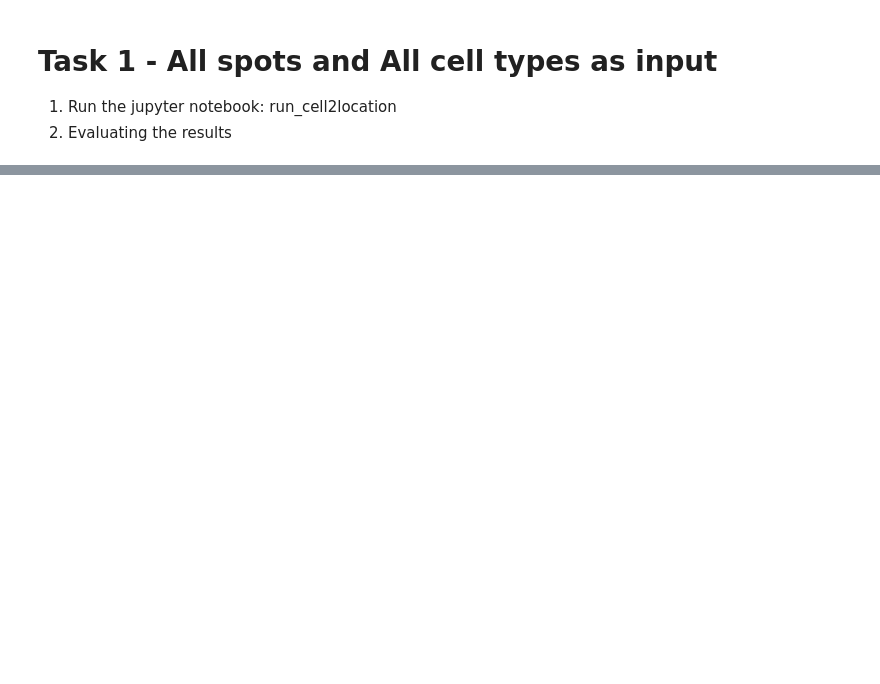
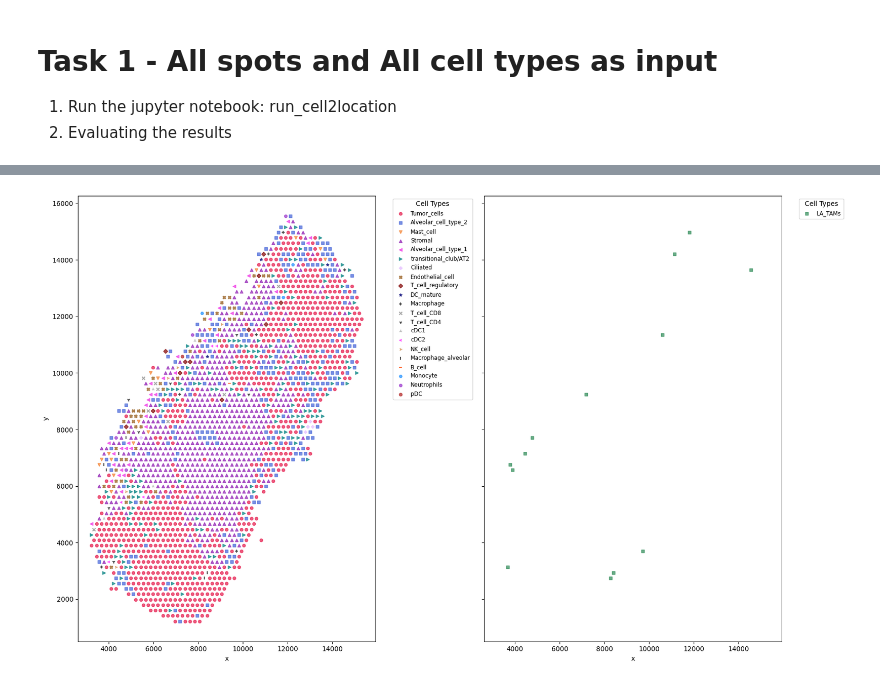
Before and after one commit to BMGLab/Project_LAMs, a Jupyter notebook: notebooks/evaluate_cell2location_final.ipynb, the cells around one changed output, grey strips where cells are left out. Saved outputs shown, nothing was run; the diff lists cells and outputs as text; code cells hidden in the pictures; blank space fills up the shorter version.

Commit message:
luad done

```diff
--- a/notebooks/evaluate_cell2location_final.ipynb
+++ b/notebooks/evaluate_cell2location_final.ipynb
@@ -53,9 +53,9 @@ ids = {'spaceranger110_count_38385_OTAR_LNGsp10206160_GRCh38-2020-A': 'P17_T2',
 # %%
 #path to the folder where the output of cell2location is located
 
-env = "/cell2location/spatial_model_SC_Y_sig_matrix_adeno_LUAD_patients/Background"
+env = "/cell2location/spatial_model_SC_Y_sig_matrix_adeno_LUAD_patients/Tumour"
 folder = "/home/biolab/Projects/LAMs_wd/results/"
-cell2location_res_all_cts = sc.read_h5ad(f"{folder}{env}/sp_our_sig_matrix_all_cts_Background.h5ad")
+cell2location_res_all_cts = sc.read_h5ad(f"{folder}{env}/sp_our_sig_matrix_all_cts_Tumour.h5ad")
 # %%
 patients = list(cell2location_res_all_cts.uns["spatial"].keys())
 
@@ -123,0 +131,5 @@ for patient in patients:
+# %%
+#path to the folder where the output of cell2location is located
+env = "cell2location/spatial_model_[SC_Y_sig_matrix_adeno_macrophages_sub_spots]_[LUAD_patients]/Tumour/"
+folder = "/home/biolab/Projects/LAMs_wd/results/"
+cell2location_res_macrophages = sc.read_h5ad(f"{folder}/{env}/sp_our_sig_matrix_macrophage_cts_Tumour.h5ad")
@@ -123,0 +158,5 @@ for patient in patients:
+# %%
+if not os.path.exists(f"{env}/deconv_2/"):
+    os.makedirs(f"{env}/deconv_2/")
+for patient in patients:
+    slices_macrophages[patient]["w"].to_csv(f"{env}/deconv_2/{ids[patient]}_deconv_2_cell_abundance.xlsx")
@@ -123,0 +200,68 @@ for patient in patients:
+# %%
+for patient in patients:
+    print(ids[patient])
+    task1_weights = slices[patient]["w"]
+    task2_weights = slices_macrophages[patient]["w"]
+
+
+    all_cell_types = pd.concat([task1_weights['max_w'], task2_weights['max_w']]).unique()
+
+    #extend colors/markers if needed
+    while len(colors) < len(all_cell_types):
+        colors += colors
+
+    while len(markers) < len(all_cell_types):
+        markers += markers
+
+    #assign marker and color maps
+    marker_map = {}
+    color_map = {}
+    color_idx = 0
+    for i, cell_type in enumerate(all_cell_types):
+        marker_map[cell_type] = markers[i]
+        if 'macrophage' in cell_type.lower(): # for task 1 i assign black color to macrophage spots
+            color_map[cell_type] = 'black'
+        else:
+            color_map[cell_type] = colors[color_idx]
+            color_idx += 1
+
+    #create plots
+    fig, axs = plt.subplots(1, 2, figsize=(20, 10), sharex=True, sharey=True)
+
+    #plot for Task 1
+    handles0, labels0 = [], []
+    for cell_type in task1_weights['max_w'].unique():
+        subset = task1_weights[task1_weights['max_w'] == cell_type]
+        sc = axs[0].scatter(subset['x'], subset['y'],
+                            marker=marker_map[cell_type],
+                            color=color_map[cell_type],
+                            s=20,
+                            alpha=0.7,
+                            label=cell_type)
+        handles0.append(sc)
+        labels0.append(cell_type)
+    axs[0].set_xlabel("x")
+    axs[0].set_ylabel("y")
+
+    #plot for Task 2
+    handles1, labels1 = [], []
+    for cell_type in task2_weights['max_w'].unique():
+        subset = task2_weights[task2_weights['max_w'] == cell_type]
+        sc = axs[1].scatter(subset['x'], subset['y'],
+                            marker=marker_map[cell_type],
+                            color=color_map[cell_type],
+                            s=20,
+                            alpha=0.7,
+                            label=cell_type)
+        handles1.append(sc)
+        labels1.append(cell_type)
+    axs[1].set_xlabel("x")
+
+    #legends
+    axs[0].legend(handles0, labels0, bbox_to_anchor=(1.05, 1), loc='upper left', fontsize='small', title='Cell Types')
+    axs[1].legend(handles1, labels1, bbox_to_anchor=(1.05, 1), loc='upper left', fontsize='small', title='Cell Types')
+
+    plt.tight_layout(rect=[0, 0, 0.85, 1])
+    plt.savefig(f"{env}/plots/{ids[patient]}.pdf", format='pdf', bbox_inches='tight')
+    plt.show()
+# %% [output]
@@ -123,0 +269 @@ for patient in patients:
+[figure, added]
```
Also changed, not shown: parts of 9 cells of this notebook, 15 other files.
